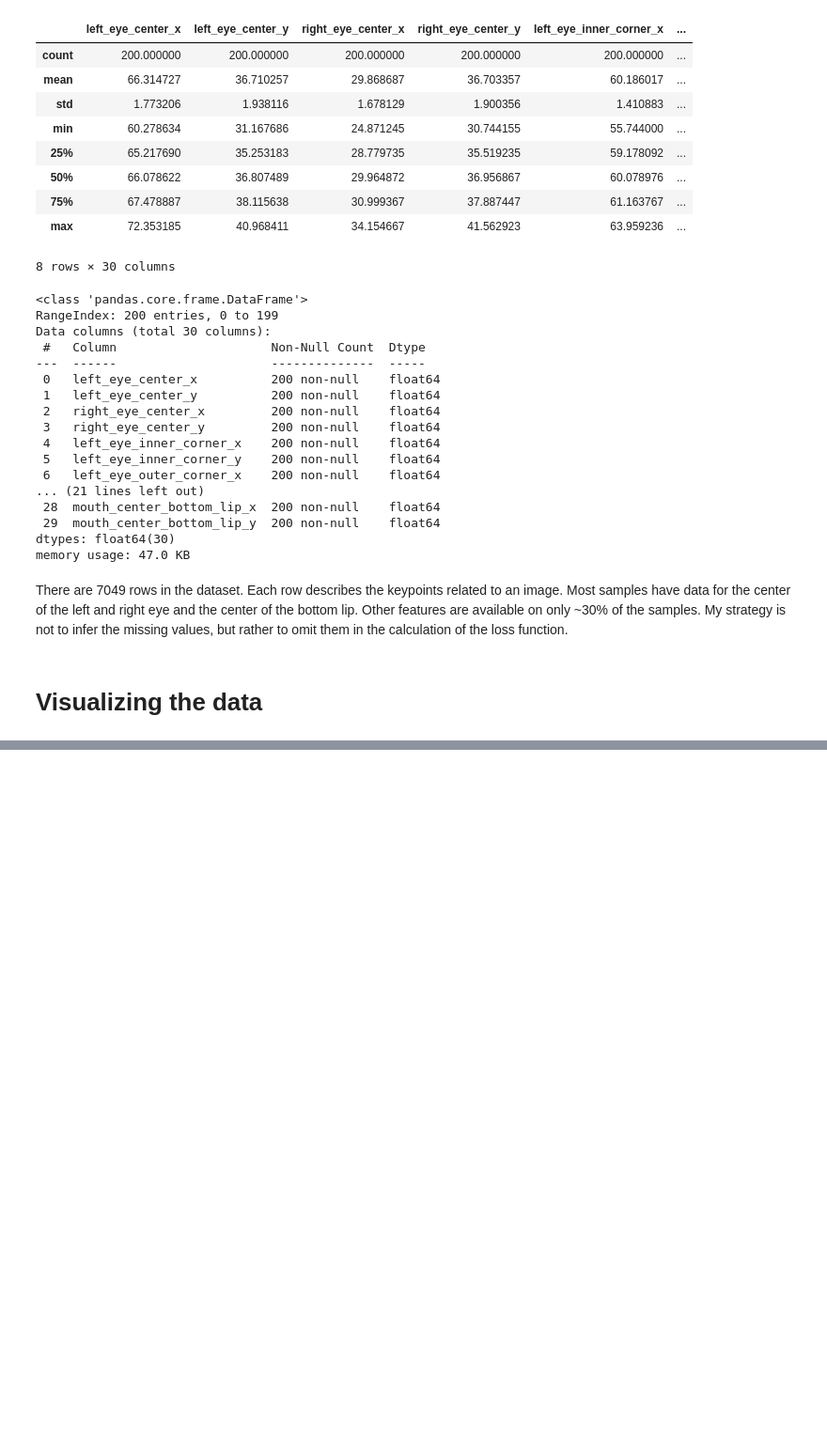
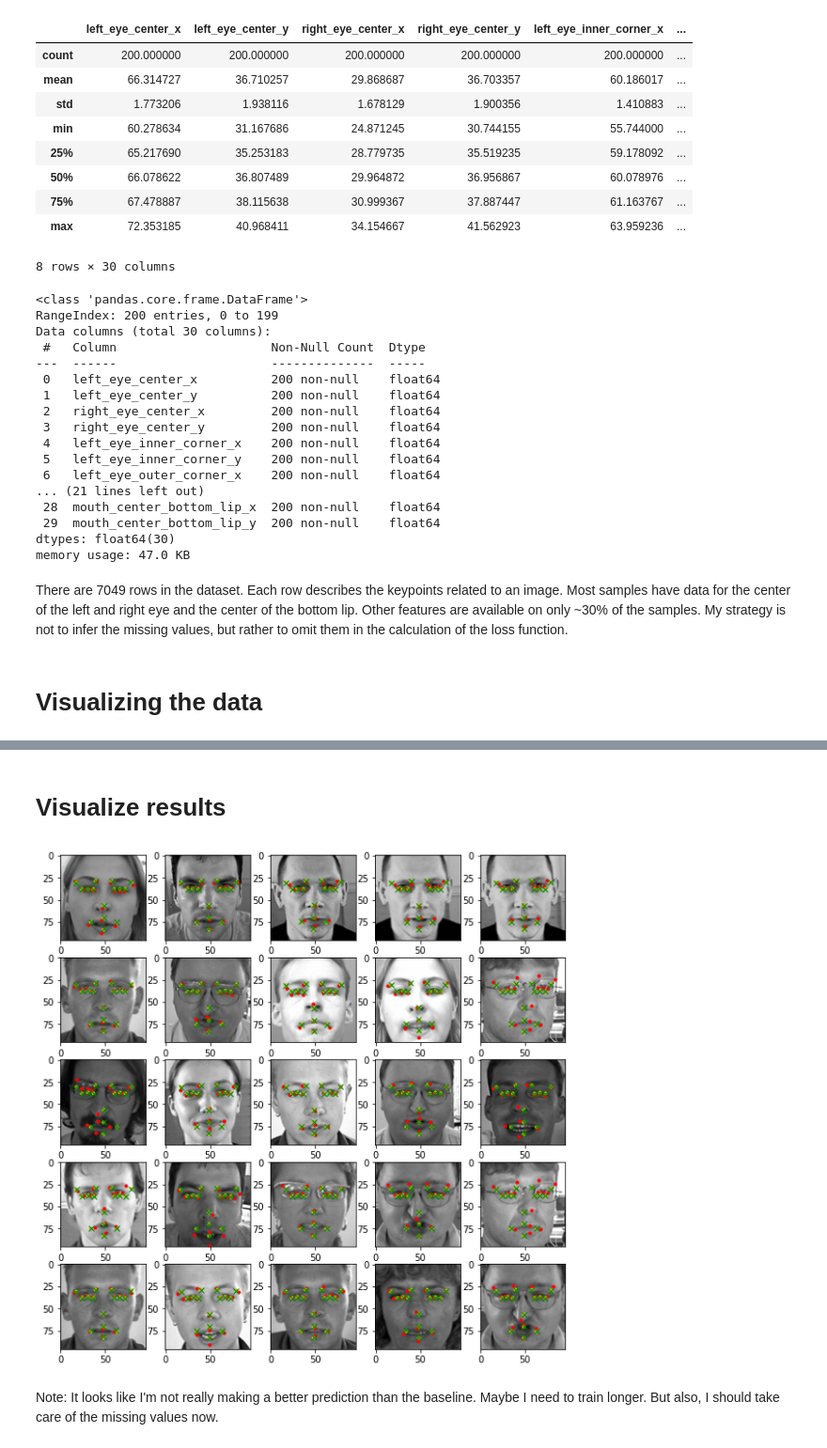
Before and after one commit to abauville/Kaggle_facial_keypoints, a Jupyter notebook: Facial_keypoints.ipynb, the cells around one changed output, grey strips where cells are left out. Shown at 94% size. Saved outputs shown, nothing was run; the diff lists cells and outputs as text; code cells hidden in the pictures; blank space fills up the shorter version.

```diff
--- a/Facial_keypoints.ipynb
+++ b/Facial_keypoints.ipynb
@@ -204,0 +210,3 @@ array([238., 236., 237., ...,  70.,  75.,  90.])
+# %%
+model = torchvision.models.resnet18(pretrained=True)#.features.to(device).eval()
+display(model)
@@ -204,0 +238,2 @@ array([238., 236., 237., ...,  70.,  75.,  90.])
+# %%
+model.fc = nn.Linear(in_features=512, out_features=keypoints_df.shape[1])
@@ -204,0 +318,3 @@ array([238., 236., 237., ...,  70.,  75.,  90.])
+# %%
+batch_size = 16
+dataloader = torch.utils.data.DataLoader(dataset, batch_size=batch_size, shuffle=True)
@@ -204,0 +337,8 @@ array([238., 236., 237., ...,  70.,  75.,  90.])
+# %%
+# Setup training
+device = 'cpu'
+optimizer = torch.optim.Adam(model.parameters())
+n_epoch = 5
+loss_fn = torch.nn.MSELoss()
+
+train(model, dataloader, optimizer, n_epoch, loss_fn, device)
@@ -204,0 +356,33 @@ array([238., 236., 237., ...,  70.,  75.,  90.])
+# %% [markdown]
+# Visualize results
+# %%
+nrows = 5
+ncols = 5
+fig, ax = plt.subplots(nrows,ncols, figsize=[10,10])
+
+# Random samples
+I = (np.random.rand(nrows*ncols) * keypoints_df.shape[0]).astype(int)
+
+i = 0
+for ir in range(nrows):
+    for ic in range(ncols):
+        plt.sca(ax[ir,ic])
+        plt.imshow(images_df.loc[I[i],'Image'], cmap='gray', vmin=0, vmax=1.0)
+        plt.plot(keypoints_df.iloc[I[i],0::2],
+                 keypoints_df.iloc[I[i],1::2],
+                 '.r')
+        plt.plot(baseline_df.iloc[0::2],
+                 baseline_df.iloc[1::2],
+                 '.y')
+
+        with torch.no_grad():
+            img, kp = dataset.__getitem__(I[i])
+            kp_predict = model(img.reshape(1,3,96,96))[0]
+            plt.plot(kp_predict[0::2],
+                     kp_predict[1::2],
+                     'xg')
+        i+=1
+# %% [output]
+[figure, added]
+# %% [markdown]
+Note: It looks like I'm not really making a better prediction than the baseline. Maybe I need to train longer. But also, I should take care of the missing values now.
```
Also changed, not shown: parts of 30 cells of this notebook.
